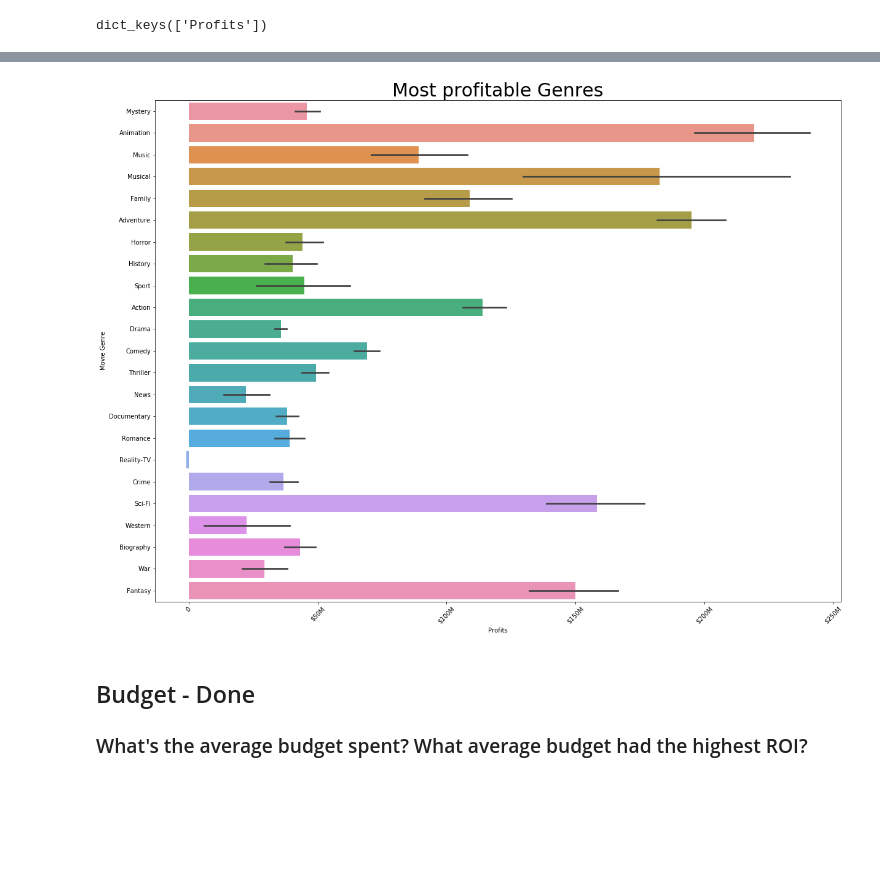
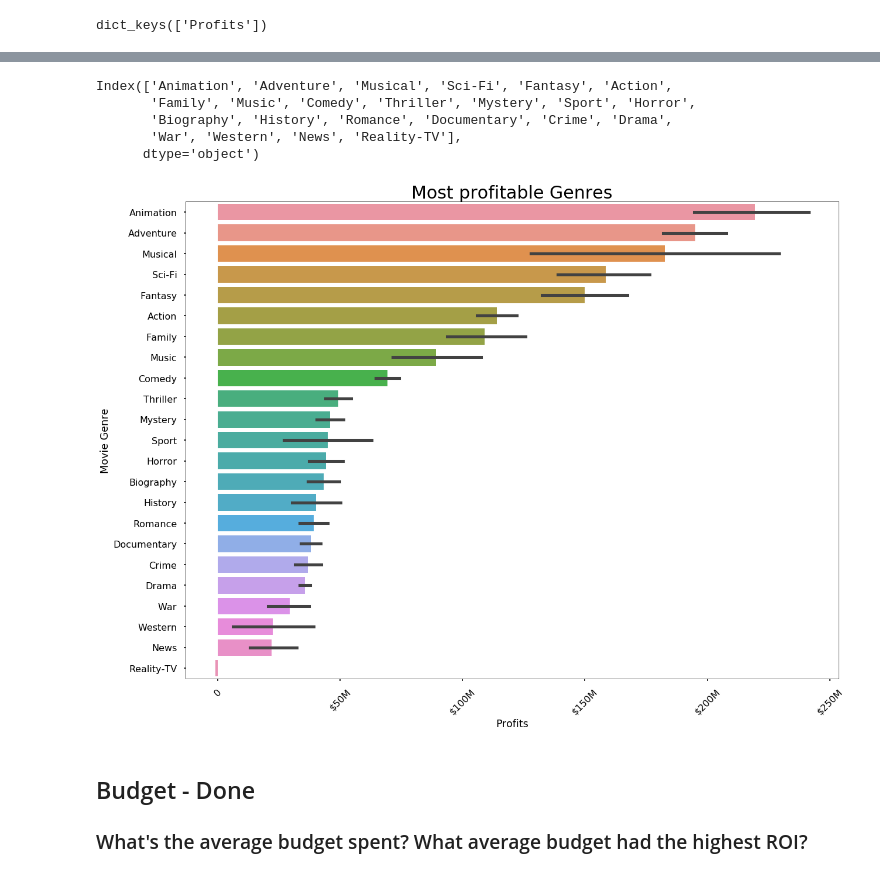
Before and after one commit to jamesbrockb/dsc-mod-1-project-v2-1-onl01-dtsc-pt-041320, a Jupyter notebook: student.ipynb, the cells around one changed output, grey strips where cells are left out. Saved outputs shown, nothing was run; the diff lists cells and outputs as text; code cells hidden in the pictures; blank space fills up the shorter version.

```diff
--- a/student.ipynb
+++ b/student.ipynb
@@ -500,21 +533,52 @@ dict_keys(['Profits'])
 # %%
-#created my new plot
+# #created my new plot
+# for style in plt.style.available:
 
-revenue = pd.DataFrame.from_dict(plot_dict['Profits'])
+#     with plt.style.context(style):
 
-new_figure = plt.figure(figsize=(20,15))
-ax = plt.axes()
 
-sns.barplot(data=revenue,
-            orient='h',
-            ci=68).set_title('Most profitable Genres',
-            fontsize = 30)
+#         revenue = pd.DataFrame.from_dict(plot_dict['Profits'])
 
-ax.set(xlabel = 'Profits', ylabel = 'Movie Genre')
-plt.xticks(rotation = 45)
-ax.xaxis.set_major_formatter(FuncFormatter(reformat_large_tick_values));
+#         new_figure = plt.figure(figsize=(20,15))
+#         ax = plt.axes()
+
+#         sns.barplot(data=revenue,
+#                     orient='h',
+#                     ci=68).set_title(f'{style}',#'Most profitable Genres',
+#                     fontsize = 30)
+
+#         ax.set(xlabel = 'Profits', ylabel = 'Movie Genre')
+#         plt.xticks(rotation = 45)
+#         ax.xaxis.set_major_formatter(FuncFormatter(reformat_large_tick_values));
-# %% [output]
-[figure, removed]
+# %%
+#created my new plot
+#get the mean for profits
+revenue = pd.DataFrame.from_dict(plot_dict['Profits'])
+#put this into descending order
+genre_order = revenue.mean().sort_values(ascending = False).index
+genre_order
+# %% [output]
+Index(['Animation', 'Adventure', 'Musical', 'Sci-Fi', 'Fantasy', 'Action',
+       'Family', 'Music', 'Comedy', 'Thriller', 'Mystery', 'Sport', 'Horror',
+       'Biography', 'History', 'Romance', 'Documentary', 'Crime', 'Drama',
+       'War', 'Western', 'News', 'Reality-TV'],
+      dtype='object')
+# %%
+with plt.style.context('seaborn-poster'):
+
+    new_figure = plt.figure(figsize=(20,15))
+    ax = plt.axes()
+
+    sns.barplot(data=revenue, order = genre_order,
+                orient='h',
+                ci=68).set_title('Most profitable Genres',
+                fontsize = 30)
+
+    ax.set(xlabel = 'Profits', ylabel = 'Movie Genre')
+    plt.xticks(rotation = 45)
+    ax.xaxis.set_major_formatter(FuncFormatter(reformat_large_tick_values));
+# %% [output]
+[figure, added]
 # %% [markdown]
 ## Budget - Done
 ### What's the average budget spent? What average budget had the highest ROI?
```
Also changed, not shown: parts of 19 cells of this notebook, 2 other files.
